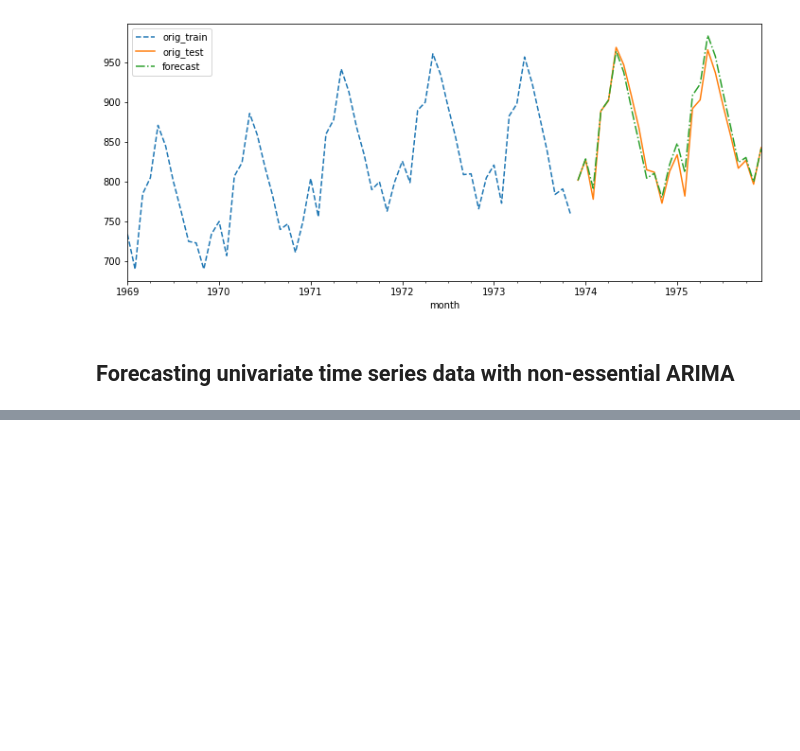
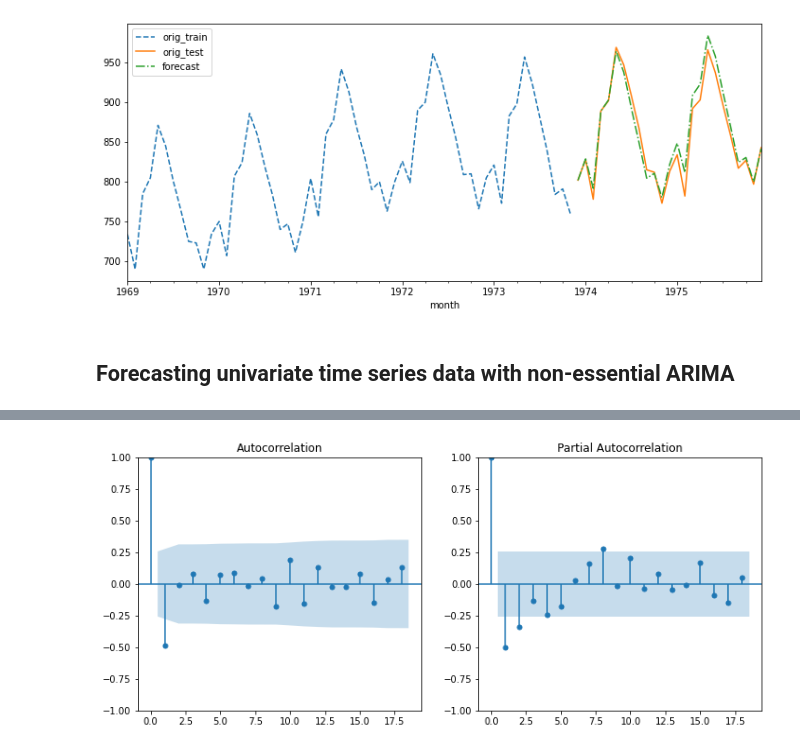
Before and after one commit to LaurbergMJ/TimeSeriesAnalysisWithPythonCookbook, a Jupyter notebook: Ch10.ipynb, the cells around one changed output, grey strips where cells are left out. Cells and saved outputs as stored; diff of their text form; code cells hidden in the pictures; blank space fills up the shorter version.

```diff
--- a/Ch10.ipynb
+++ b/Ch10.ipynb
@@ -360,0 +385,9 @@ plot_forecast(milk_model, '1969', milk_train, milk_test)
+# %%
+# Determine the p and q parameters for the ARIMA model
+# The ACF and PACF plots will help us estimate the appropriate p and q values for the AR and MA models
+fig,ax = plt.subplots(1,2)
+plot_acf(life_df1, ax=ax[0])
+plot_pacf(life_df1, ax=ax[1])
+plt.show()
+# %% [output]
+[figure, added]
```
Also changed, not shown: parts of 45 cells of this notebook.
